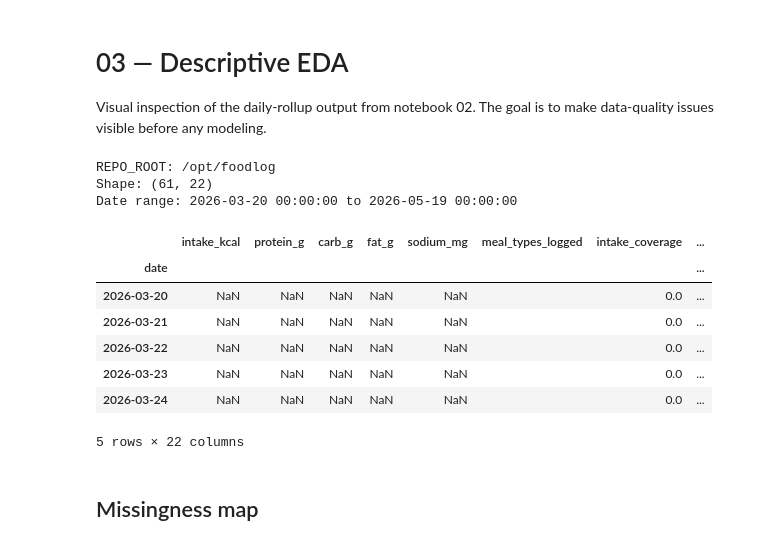
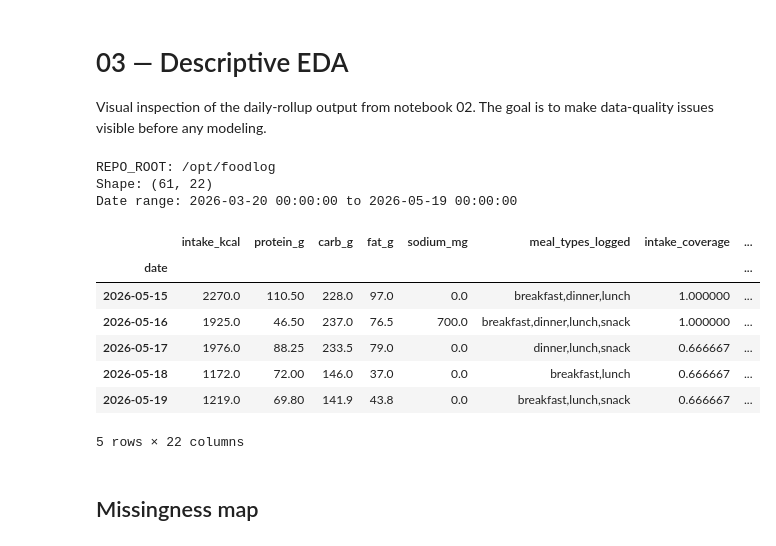
Before and after one commit to ryanckelly/Foodlog, a Jupyter notebook: notebooks/03_descriptive_eda.ipynb, the cells around one changed output. Saved outputs shown, nothing was run; the diff lists cells and outputs as text; code cells hidden in the pictures.

```diff
--- a/notebooks/03_descriptive_eda.ipynb
+++ b/notebooks/03_descriptive_eda.ipynb
@@ -5,36 +5,36 @@ Visual inspection of the daily-rollup output from notebook 02. The goal is to ma
 # %%
 import sys
 from pathlib import Path
 import pandas as pd
 import numpy as np
 import matplotlib.pyplot as plt
 
 # Walk up from CWD until pyproject.toml is found (robust to any CWD inside the repo)
 def find_repo_root(start: Path) -> Path:
     for p in [start] + list(start.parents):
         if (p / 'pyproject.toml').exists():
             return p
     return start
 
 REPO_ROOT = find_repo_root(Path.cwd())
 sys.path.insert(0, str(REPO_ROOT))
 
 df = pd.read_parquet(REPO_ROOT / 'notebooks' / 'predictions' / 'daily_rollup.parquet')
 print(f'REPO_ROOT: {REPO_ROOT}')
 print(f'Shape: {df.shape}')
 print(f'Date range: {df.index.min()} to {df.index.max()}')
-df.head()
+df.tail()
 # %% [output]
 REPO_ROOT: /opt/foodlog
 Shape: (61, 22)
 Date range: 2026-03-20 00:00:00 to 2026-05-19 00:00:00
 |  | intake_kcal | protein_g | carb_g | fat_g | sodium_mg | meal_types_logged | intake_coverage | ... |
 | date |  |  |  |  |  |  |  | ... |
-| 2026-03-20 | NaN | NaN | NaN | NaN | NaN |  | 0.0 | ... |
-| 2026-03-21 | NaN | NaN | NaN | NaN | NaN |  | 0.0 | ... |
-| 2026-03-22 | NaN | NaN | NaN | NaN | NaN |  | 0.0 | ... |
-| 2026-03-23 | NaN | NaN | NaN | NaN | NaN |  | 0.0 | ... |
-| 2026-03-24 | NaN | NaN | NaN | NaN | NaN |  | 0.0 | ... |
+| 2026-05-15 | 2270.0 | 110.50 | 228.0 | 97.0 | 0.0 | breakfast,dinner,lunch | 1.000000 | ... |
+| 2026-05-16 | 1925.0 | 46.50 | 237.0 | 76.5 | 700.0 | breakfast,dinner,lunch,snack | 1.000000 | ... |
+| 2026-05-17 | 1976.0 | 88.25 | 233.5 | 79.0 | 0.0 | dinner,lunch,snack | 0.666667 | ... |
+| 2026-05-18 | 1172.0 | 72.00 | 146.0 | 37.0 | 0.0 | breakfast,lunch | 0.666667 | ... |
+| 2026-05-19 | 1219.0 | 69.80 | 141.9 | 43.8 | 0.0 | breakfast,lunch,snack | 0.666667 | ... |
 5 rows × 22 columns
 # %% [markdown]
 ## Missingness map
```
Also changed, not shown: parts of 3 cells of this notebook, 9 other files.
